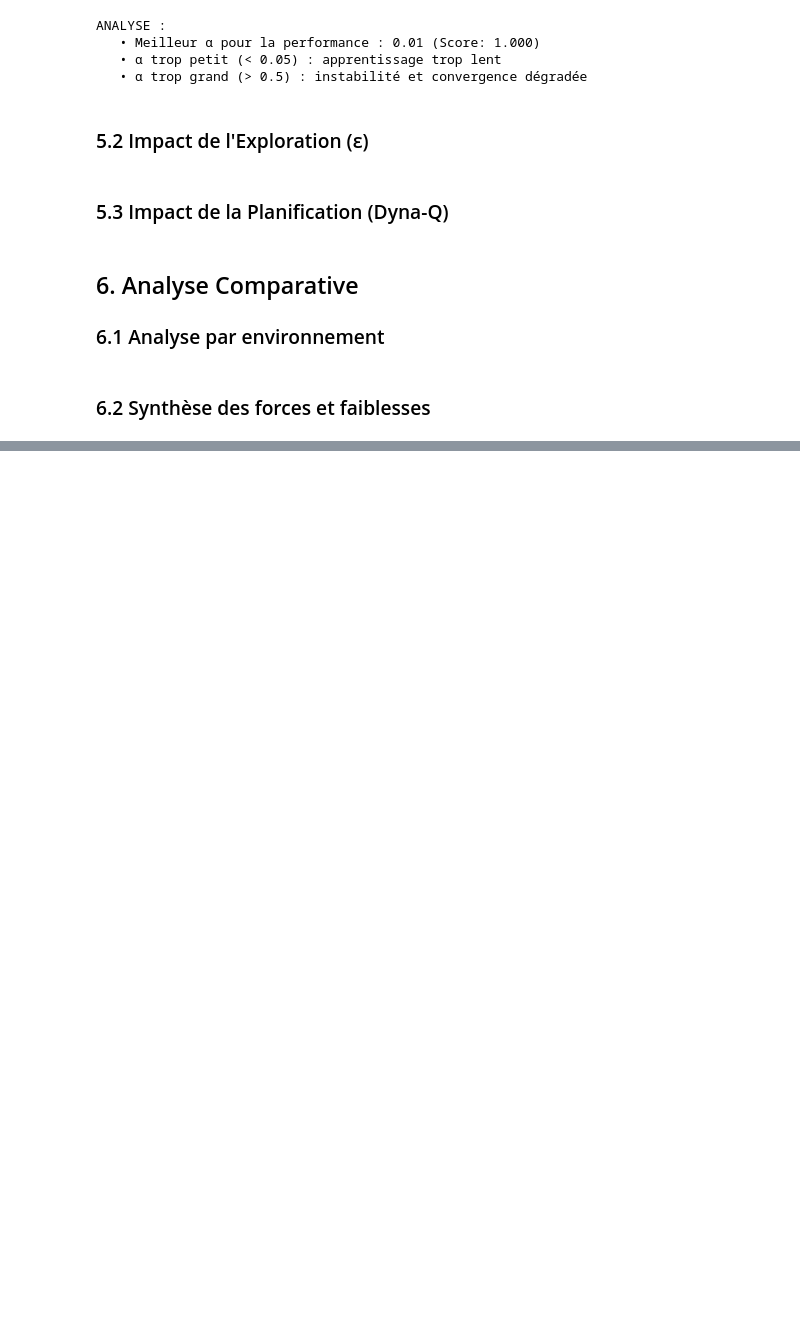
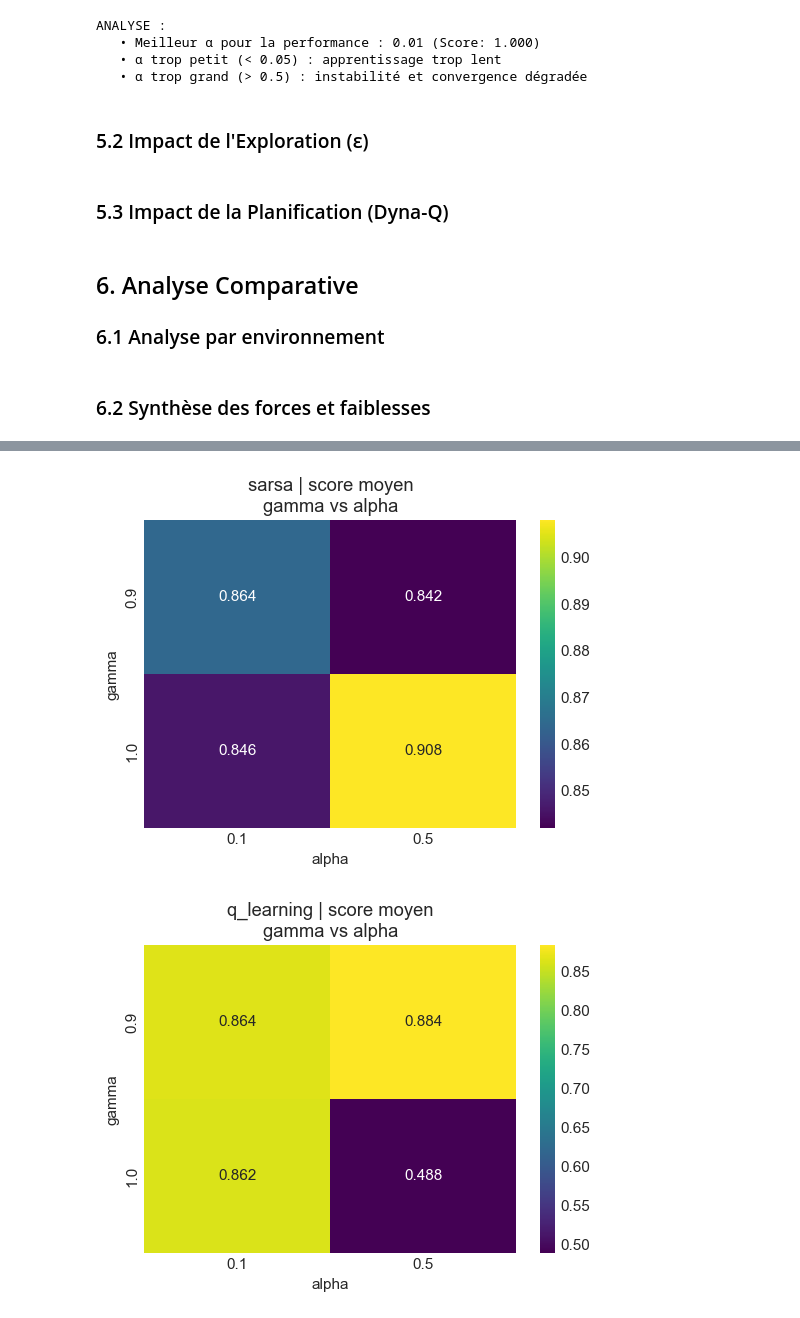
Before and after one commit to lseillier229/drl, a Jupyter notebook: experimental_report_notebook.ipynb, the cells around one changed output, grey strips where cells are left out. Saved outputs shown, nothing was run; the diff lists cells and outputs as text; code cells hidden in the pictures; blank space fills up the shorter version.

Commit message:
AJout tests hyperparametres

```diff
--- a/experimental_report_notebook.ipynb
+++ b/experimental_report_notebook.ipynb
@@ -968,0 +1145,37 @@ print("   • Ignorer la nature de l'environnement → mauvais choix d'algorithm
+# %%
+# =============================================================
+# 🎨 ANALYSE VISUELLE DES HYPERPARAMÈTRES
+# =============================================================
+import seaborn as sns
+import matplotlib.pyplot as plt
+
+# --- Fonction utilitaire : heatmap 2‑D si deux hyperparams ---
+def plot_heatmap(df, algo, x_param, y_param):
+    pivot = (df[df['Algorithm'] == algo]
+             .pivot_table(index=y_param, columns=x_param, values='Mean Score', aggfunc='mean'))
+    plt.figure(figsize=(6,4))
+    sns.heatmap(pivot, annot=True, fmt=".3f", cmap='viridis')
+    plt.title(f"{algo} | score moyen\n{y_param} vs {x_param}")
+    plt.show()
+
+# === 2‑A) Heatmaps pour SARSA et Q‑Learning (alpha × gamma) ===
+for algo in ['sarsa', 'q_learning']:
+    if algo in grid_df['Algorithm'].unique():
+        plot_heatmap(grid_df, algo, 'alpha', 'gamma')
+
+# === 2‑B) Heatmap Dyna‑Q (n_planning_steps × alpha) ===
+if 'dyna_q' in grid_df['Algorithm'].unique():
+    plot_heatmap(grid_df, 'dyna_q', 'alpha', 'n_planning_steps')
+
+# === 2‑C) Courbes 1‑D quand il y a plus d'un paramètre ===
+# Ex. Expected SARSA: Mean Score vs gamma
+for algo in ['expected_sarsa']:
+    if algo in grid_df['Algorithm'].unique():
+        plt.figure(figsize=(6,4))
+        sns.lineplot(data=grid_df[grid_df['Algorithm']==algo],
+                     x='gamma', y='Mean Score', marker='o')
+        plt.title(f"{algo} | effet de gamma")
+        plt.show()
+# %% [output]
+[figure, added]
+[figure, added]
```
Also changed, not shown: parts of 4 cells of this notebook.
